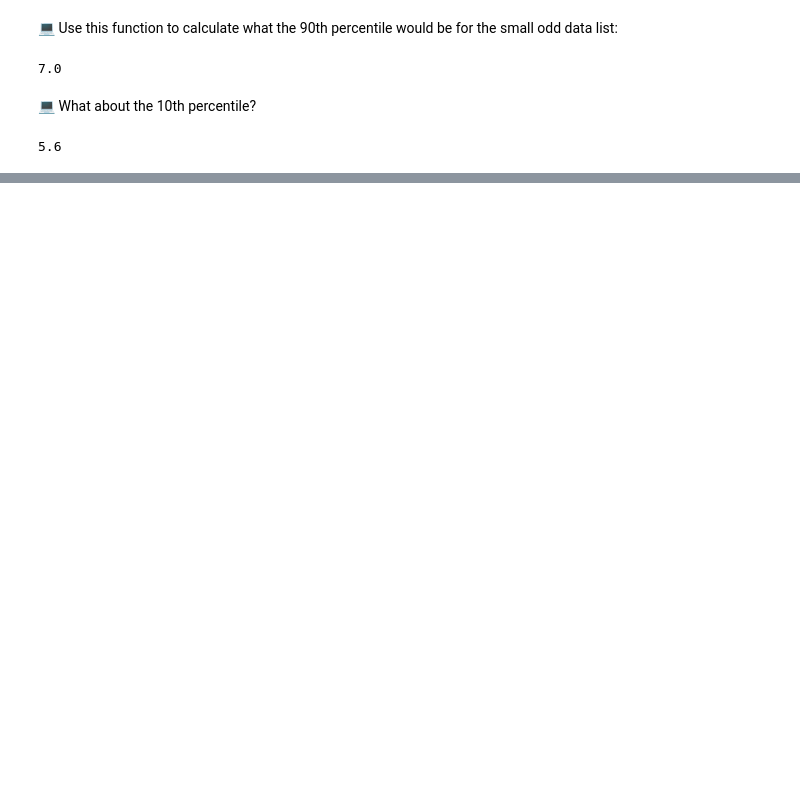
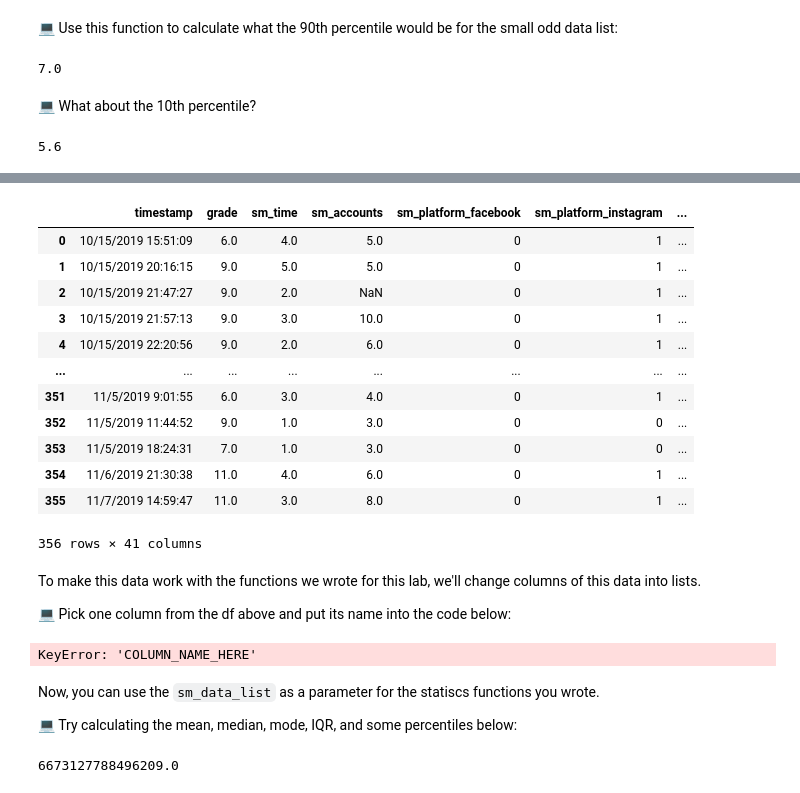
Before and after one commit to the-isf-academy/lab-sumstats, a Jupyter notebook: sumstats.ipynb, the cells around one changed output, grey strips where cells are left out. Drawn from its saved outputs; the diff is of its cells as text; code cells hidden in the pictures; blank space fills up the shorter version.

Commit message:
Added bigger data section
Added sections where students will use functions to calculate stats about the tech usage dataset

```diff
--- a/sumstats.ipynb
+++ b/sumstats.ipynb
@@ -328,0 +330,34 @@ np.percentile(odd_data, 10)
+# %%
+df = pd.read_csv('social_media_use_clean.csv')
+df
+# %% [output]
+|  | timestamp | grade | sm_time | sm_accounts | sm_platform_facebook | sm_platform_instagram | ... |
+| 0 | 10/15/2019 15:51:09 | 6.0 | 4.0 | 5.0 | 0 | 1 | ... |
+| 1 | 10/15/2019 20:16:15 | 9.0 | 5.0 | 5.0 | 0 | 1 | ... |
+| 2 | 10/15/2019 21:47:27 | 9.0 | 2.0 | NaN | 0 | 1 | ... |
+| 3 | 10/15/2019 21:57:13 | 9.0 | 3.0 | 10.0 | 0 | 1 | ... |
+| 4 | 10/15/2019 22:20:56 | 9.0 | 2.0 | 6.0 | 0 | 1 | ... |
+| ... | ... | ... | ... | ... | ... | ... | ... |
+| 351 | 11/5/2019 9:01:55 | 6.0 | 3.0 | 4.0 | 0 | 1 | ... |
+| 352 | 11/5/2019 11:44:52 | 9.0 | 1.0 | 3.0 | 0 | 0 | ... |
+| 353 | 11/5/2019 18:24:31 | 7.0 | 1.0 | 3.0 | 0 | 0 | ... |
+| 354 | 11/6/2019 21:30:38 | 11.0 | 4.0 | 6.0 | 0 | 1 | ... |
+| 355 | 11/7/2019 14:59:47 | 11.0 | 3.0 | 8.0 | 0 | 1 | ... |
+356 rows × 41 columns
+# %% [markdown]
+To make this data work with the functions we wrote for this lab, we'll change columns of this data into lists.
+
+💻 Pick one column from the df above and put its name into the code below:
+# %%
+tu_data_list = df["COLUMN_NAME_HERE"].dropna().tolist()
+tu_data_list
+# %% [output]
+KeyError: 'COLUMN_NAME_HERE'
+# %% [markdown]
+Now, you can use the `sm_data_list` as a parameter for the statiscs functions you wrote.
+
+💻 Try calculating the mean, median, mode, IQR, and some percentiles below:
+# %%
+calculate_mean(sorted(tu_data_list))
+# %% [output]
+6673127788496209.0
```
Also changed, not shown: parts of 8 cells of this notebook.
